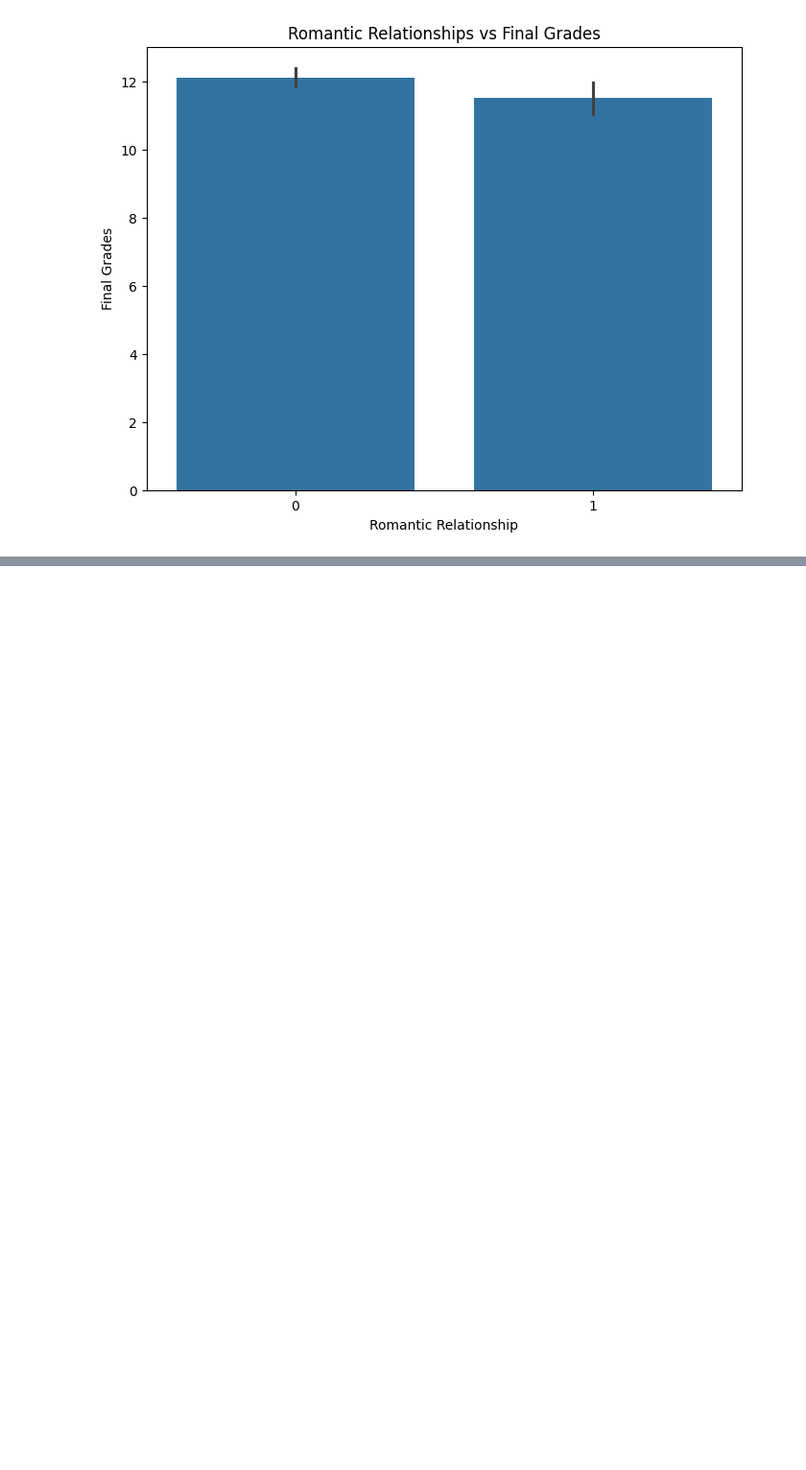
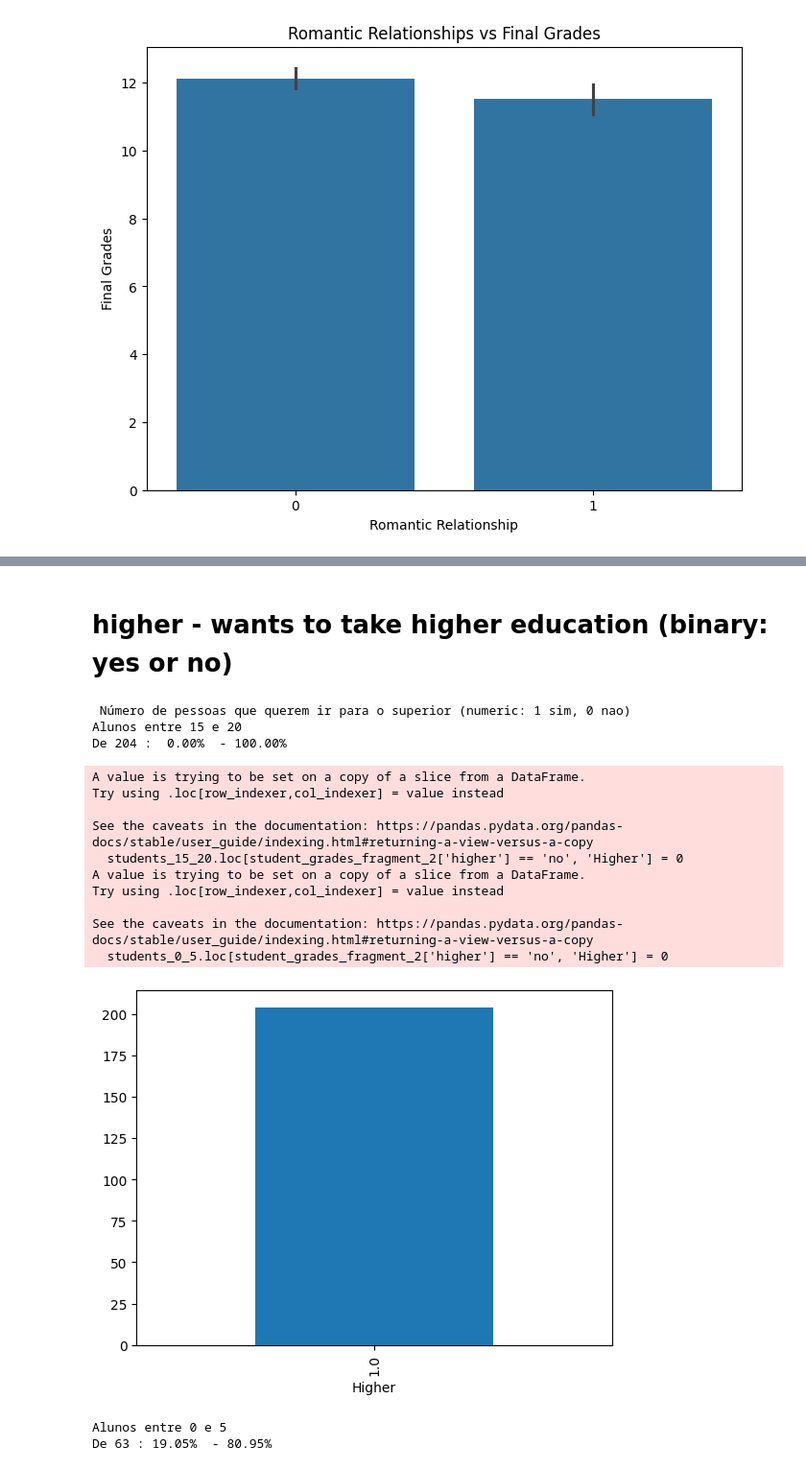
Before and after one commit to leosousa200/SGDAnalysis, a Jupyter notebook: analysis.ipynb, the cells around one changed output, grey strips where cells are left out. Shown at 96% size. Cells and saved outputs as stored; diff of their text form; code cells hidden in the pictures; blank space fills up the shorter version.

```diff
--- a/analysis.ipynb
+++ b/analysis.ipynb
@@ -497,0 +550,47 @@ plt.show()
+# %% [markdown]
+# higher - wants to take higher education (binary: yes or no)
+# %%
+student_grades_fragment_2 = pd.concat([student_mat_b, student_por_b], ignore_index=True)
+
+
+students_15_20.loc[student_grades_fragment_2['higher'] == 'no', 'Higher'] = 0
+students_15_20.loc[student_grades_fragment_2['higher'] == 'yes', 'Higher'] = 1
+
+students_0_5.loc[student_grades_fragment_2['higher'] == 'no', 'Higher'] = 0
+students_0_5.loc[student_grades_fragment_2['higher'] == 'yes', 'Higher'] = 1
+
+
+students_15_20_higher_0 = students_15_20.loc[students_15_20['Higher'] == 0]
+students_15_20_higher_1 = students_15_20.loc[students_15_20['Higher'] == 1]
+print("\n Número de pessoas que querem ir para o superior (numeric: 1 sim, 0 nao)")
+print("Alunos entre 15 e 20")
+print("De",nr_15_20, ":","{:5.2f}%".format(len(students_15_20_higher_0)/nr_15_20*100), " -","{:5.2f}%".format(len(students_15_20_higher_1)/nr_15_20*100))
+
+students_15_20['Higher'].value_counts().sort_index().plot(kind="bar")
+plt.show()
+
+
+students_0_5_higher_0 = students_0_5.loc[students_0_5['Higher'] == 0]
+students_0_5_higher_1 = students_0_5.loc[students_0_5['Higher'] == 1]
+print("Alunos entre 0 e 5")
+print("De",nr_0_5, ":","{:5.2f}%".format(len(students_0_5_higher_0)/nr_0_5*100), " -","{:5.2f}%".format(len(students_0_5_higher_1)/nr_0_5*100))
+
+students_0_5['Higher'].value_counts().sort_index().plot(kind="bar")
+plt.show()
+# %% [output]
+ Número de pessoas que querem ir para o superior (numeric: 1 sim, 0 nao)
+Alunos entre 15 e 20
+De 204 :  0.00%  - 100.00%
+A value is trying to be set on a copy of a slice from a DataFrame.
+Try using .loc[row_indexer,col_indexer] = value instead
+
+See the caveats in the documentation: https://pandas.pydata.org/pandas-docs/stable/user_guide/indexing.html#returning-a-view-versus-a-copy
+  students_15_20.loc[student_grades_fragment_2['higher'] == 'no', 'Higher'] = 0
+A value is trying to be set on a copy of a slice from a DataFrame.
+Try using .loc[row_indexer,col_indexer] = value instead
+
+See the caveats in the documentation: https://pandas.pydata.org/pandas-docs/stable/user_guide/indexing.html#returning-a-view-versus-a-copy
+  students_0_5.loc[student_grades_fragment_2['higher'] == 'no', 'Higher'] = 0
+[figure, added]
+Alunos entre 0 e 5
+De 63 : 19.05%  - 80.95%
```
Also changed, not shown: parts of 5 cells of this notebook.
